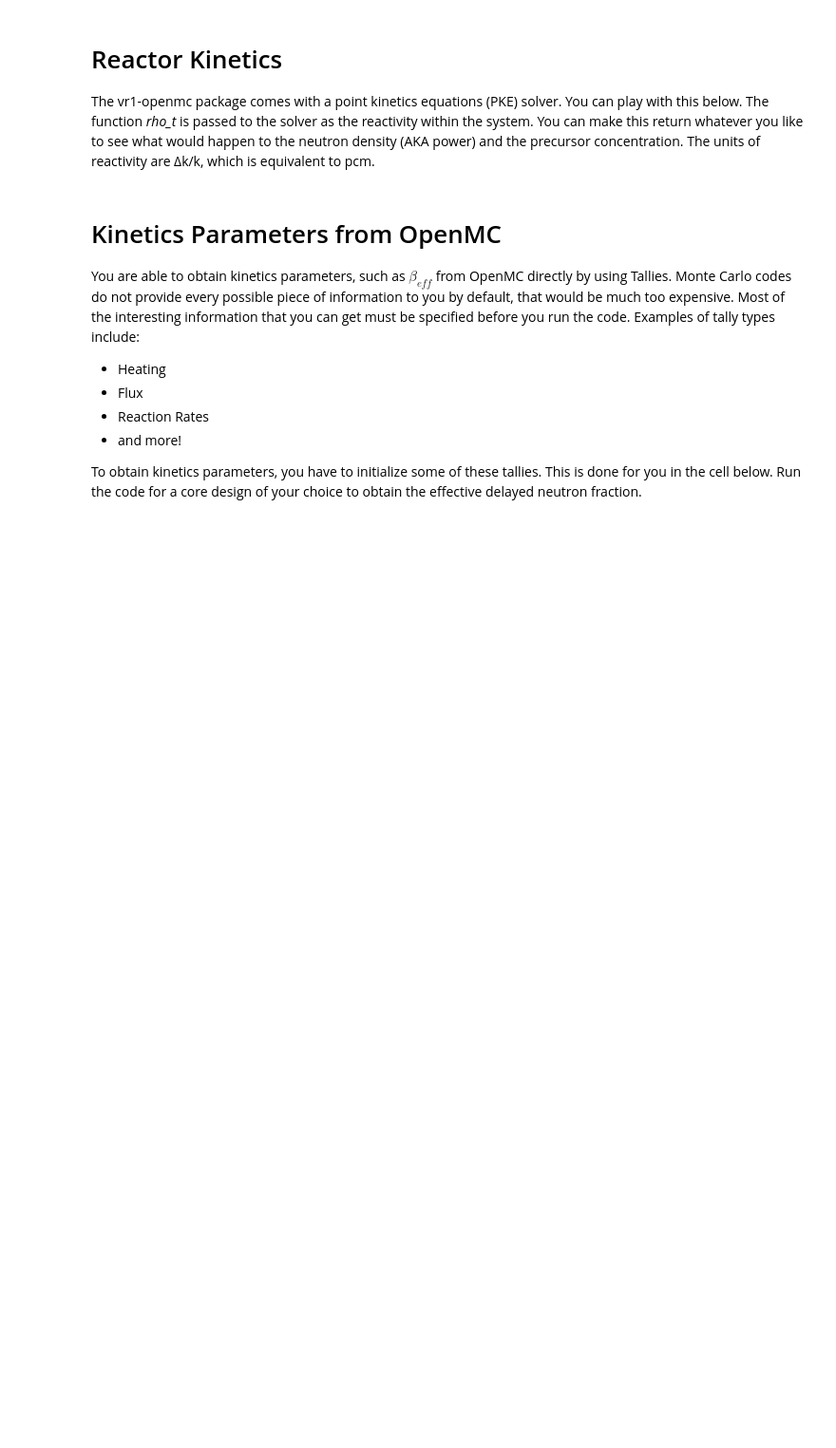
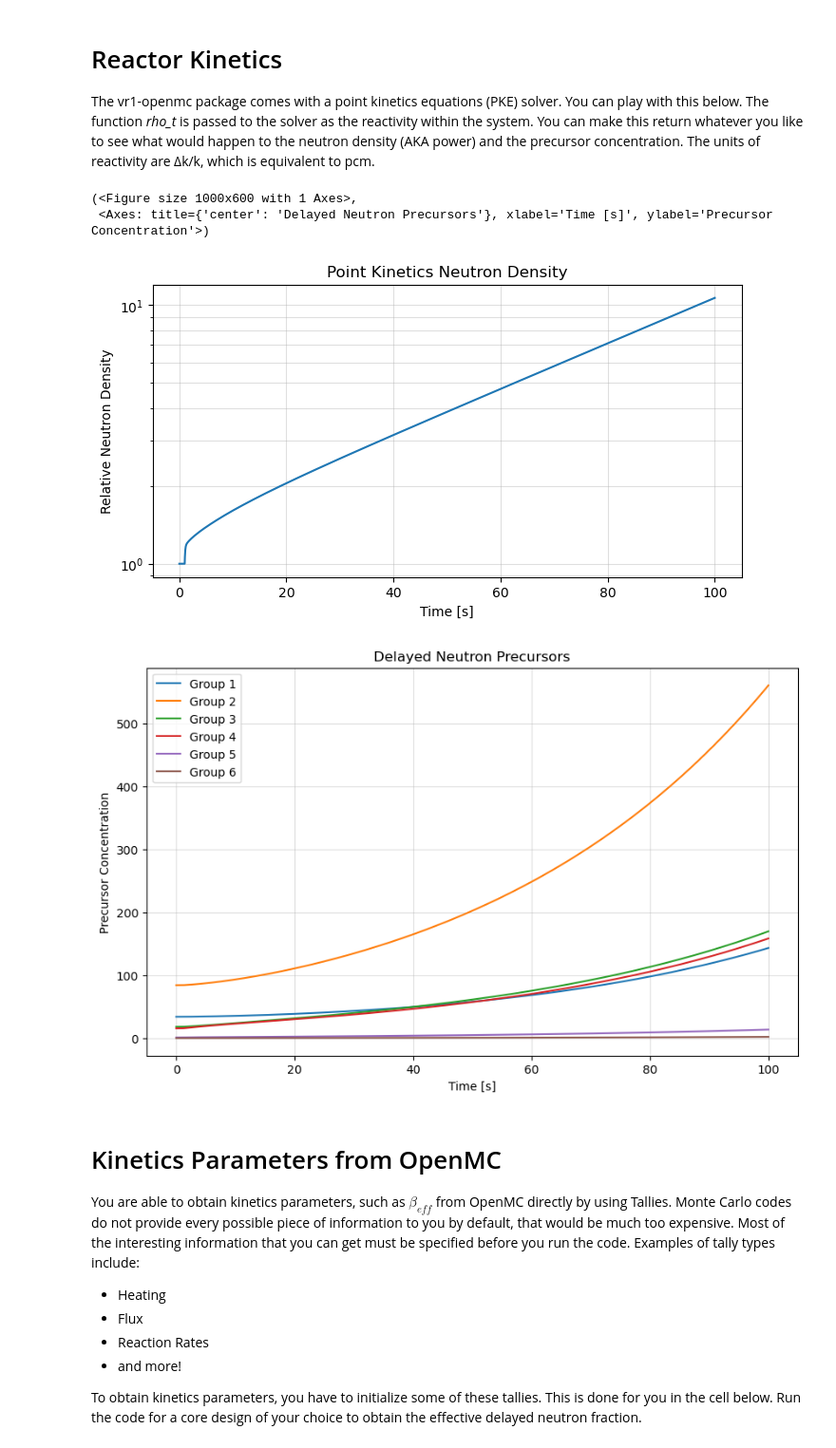
Before and after one commit to ondrejch/VR1-openmc, a Jupyter notebook: exercises/reactor_kinetics_exercise.ipynb, the cells around one changed output. Shown at 95% size. Drawn from its saved outputs; the diff is of its cells as text; code cells hidden in the pictures; blank space fills up the shorter version.

```diff
--- a/exercises/reactor_kinetics_exercise.ipynb
+++ b/exercises/reactor_kinetics_exercise.ipynb
@@ -17,12 +17,20 @@ import pke.solver as vr1pke
 The vr1-openmc package comes with a point kinetics equations (PKE) solver. You can play with this below. The function *rho_t* is passed to the solver as the reactivity within the system. You can make this return whatever you like to see what would happen to the neutron density (AKA power) and the precursor concentration. The units of reactivity are Δk/k, which is equivalent to pcm.
 # %%
 def rho_t(t):
-    return 0
+    if t > 1:
+        return 1E-3
+    else:
+        return 0
 
 testpke = vr1pke.PointKineticsEquationSolver(rho_t)
-testpke.solve(t_span = (0,1000))
+testpke.solve(t_span = (0,100))
 testpke.plot_neutron_density()
 testpke.plot_precursors()
+# %% [output]
+(<Figure size 1000x600 with 1 Axes>,
+ <Axes: title={'center': 'Delayed Neutron Precursors'}, xlabel='Time [s]', ylabel='Precursor Concentration'>)
+[figure, added]
+[figure, added]
 # %% [markdown]
 # Kinetics Parameters from OpenMC
 
```
Also changed, not shown: parts of 1 cell of this notebook, 5 other files.
